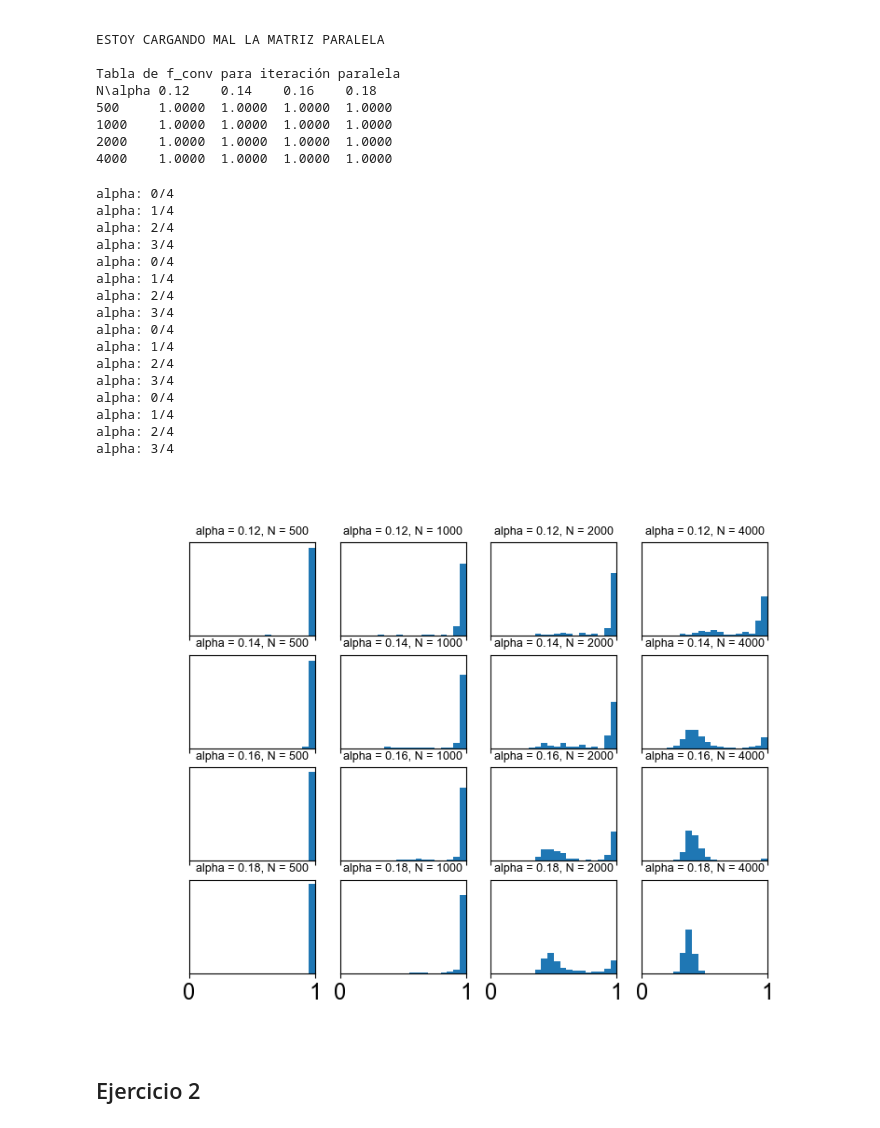
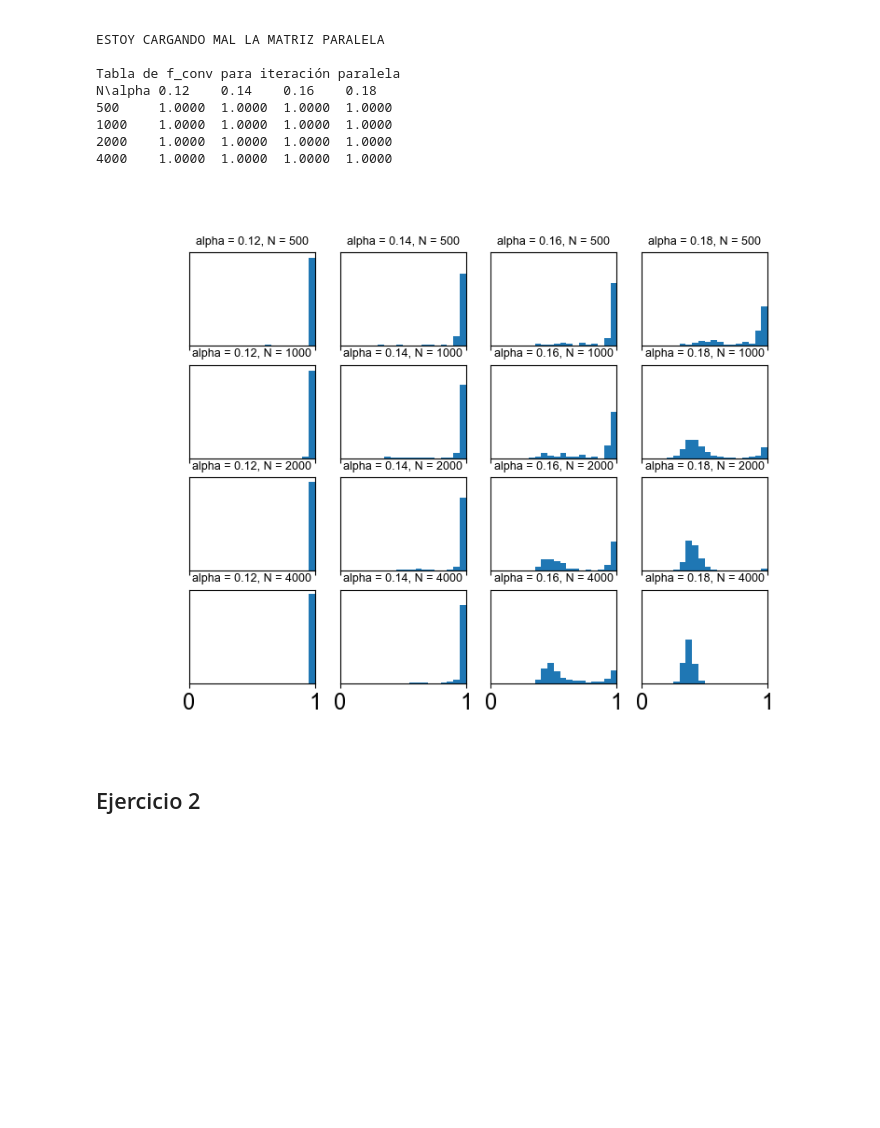
Before and after one commit to Lupama2/RedesNeuronales, a Jupyter notebook: Practicas/practica_6/Chehade_practica6_figures.ipynb, the cells around one changed output. Drawn from its saved outputs; the diff is of its cells as text; code cells hidden in the pictures; blank space fills up the shorter version.

```diff
--- a/Practicas/practica_6/Chehade_practica6_figures.ipynb
+++ b/Practicas/practica_6/Chehade_practica6_figures.ipynb
@@ -75,45 +75,28 @@ N\alpha 0.12    0.14    0.16    0.18
 # %%
 # Grafico un histograma de todos los overlaps
 
 fig, ax = plt.subplots(len(alpha_vec),len(N_vec), figsize = (8,6), sharex=True, sharey=True)
 
-for i in range(len(alpha_vec)):
-    for j in range(len(N_vec)):
-        print(f"alpha: {j}/{len(alpha_vec)}")
+for i in range(len(N_vec)):
+    for j in range(len(alpha_vec)):
         alpha = alpha_vec[i]
         N = N_vec[j]
         p = int(alpha*N)
         overlap_vec = np.load(f"resultados/ej1_overlap_vec_seq_{i}{j}.npy")
 
         ax[i,j].hist(overlap_vec, range = (0,1), bins = 20, density = True)
         ax[i,j].set_xlim([0,1])
         #Agrego titulo de tamaño 9
-        ax[i,j].set_title( f'alpha = {alpha_vec[i]}, N = {N_vec[j]}', fontsize = 9)
+        ax[i,j].set_title( f'alpha = {alpha_vec[j]}, N = {N_vec[i]}', fontsize = 9)
         # ax[i,j].set_ylabel('Frecuencia')
         #Saco los ticks y labels del eje y
         ax[i,j].set_yticks([])
         ax[i,j].set_yticklabels([])
 
 
 plt.show()
 # %% [output]
-alpha: 0/4
-alpha: 1/4
-alpha: 2/4
-alpha: 3/4
-alpha: 0/4
-alpha: 1/4
-alpha: 2/4
-alpha: 3/4
-alpha: 0/4
-alpha: 1/4
-alpha: 2/4
-alpha: 3/4
-alpha: 0/4
-alpha: 1/4
-alpha: 2/4
-alpha: 3/4
-[figure, old version]
+[figure, new version]
 # %% [markdown]
 ## Ejercicio 2
 # %%
```
Also changed, not shown: 1 other file.
